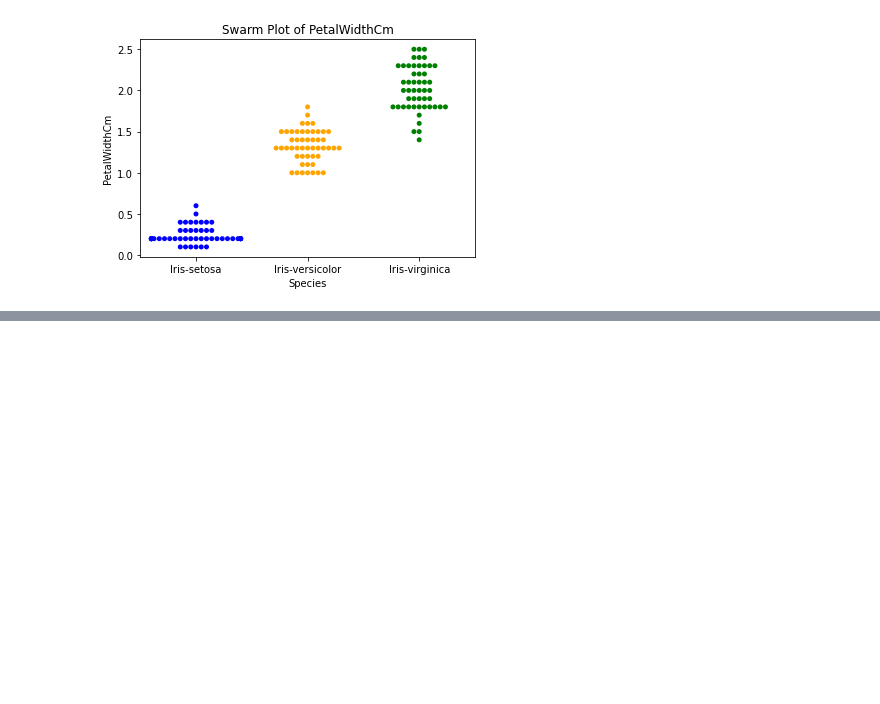
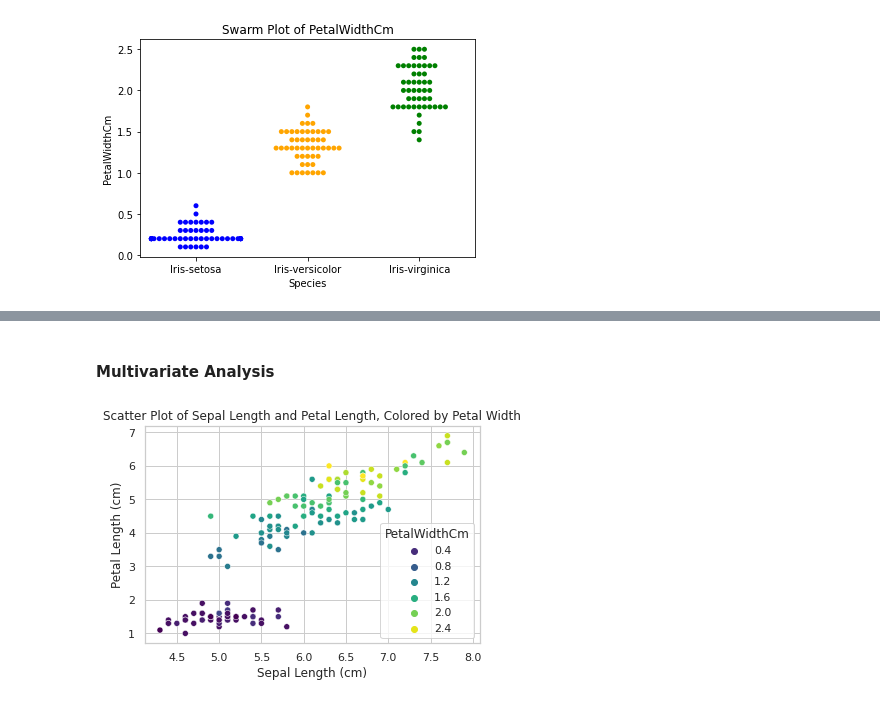
Before and after one commit to Nitroson/ML, a Jupyter notebook: 01 _the_Introduction _to_ML_using_iris_dataset.ipynb, the cells around one changed output, grey strips where cells are left out. Cells and saved outputs as stored; diff of their text form; code cells hidden in the pictures; blank space fills up the shorter version.

```diff
--- a/01 _the_Introduction _to_ML_using_iris_dataset.ipynb
+++ b/01 _the_Introduction _to_ML_using_iris_dataset.ipynb
@@ -207,0 +232,10 @@ swarm_plots(data)
+# %% [markdown]
+#### Multivariate Analysis
+# %%
+sns.scatterplot(data=data, x='SepalLengthCm', y='PetalLengthCm', hue='PetalWidthCm', palette='viridis')
+plt.xlabel('Sepal Length (cm)')
+plt.ylabel('Petal Length (cm)')
+plt.title('Scatter Plot of Sepal Length and Petal Length, Colored by Petal Width')
+plt.show()
+# %% [output]
+[figure, added]
```
Also changed, not shown: parts of 4 cells of this notebook, 1 other file.
